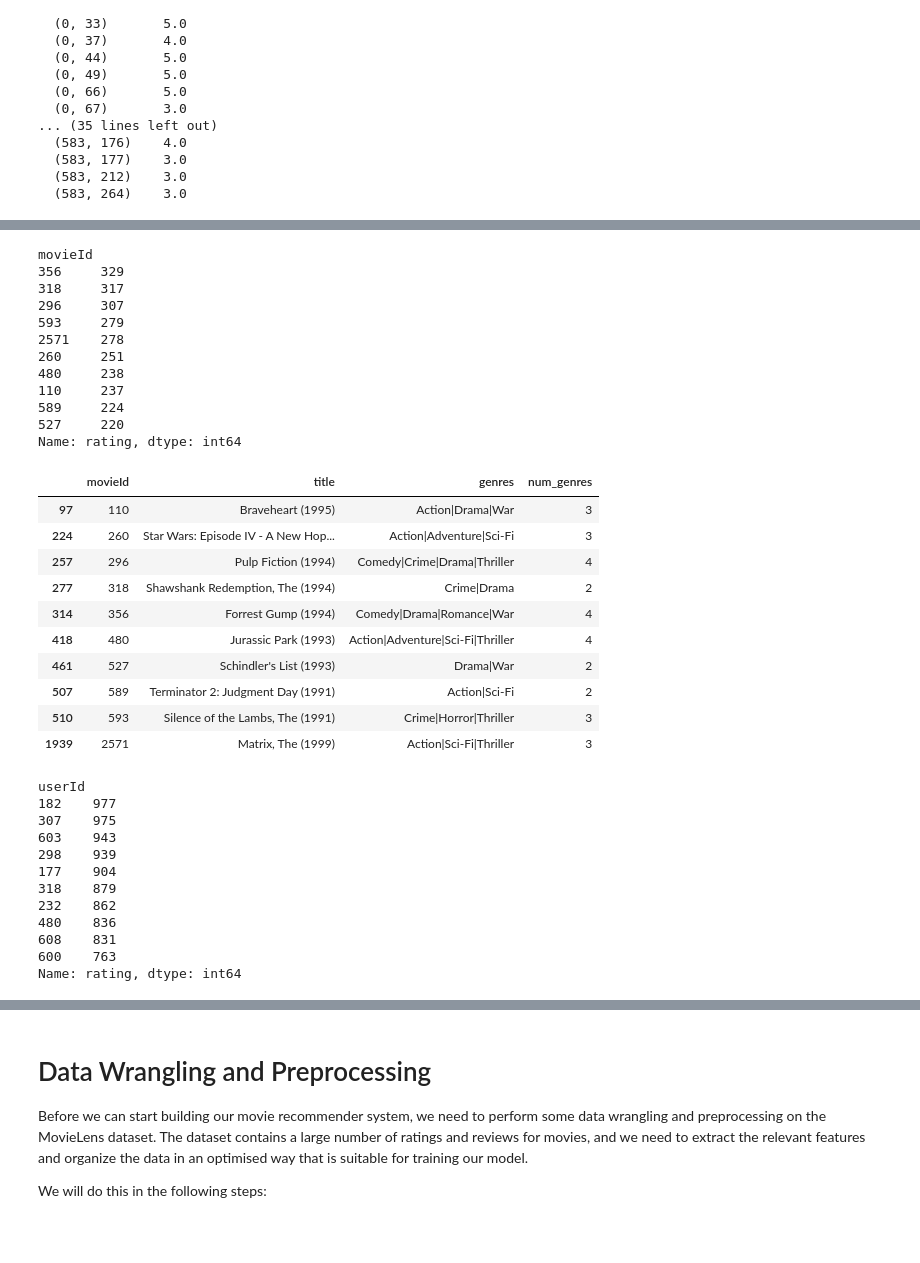
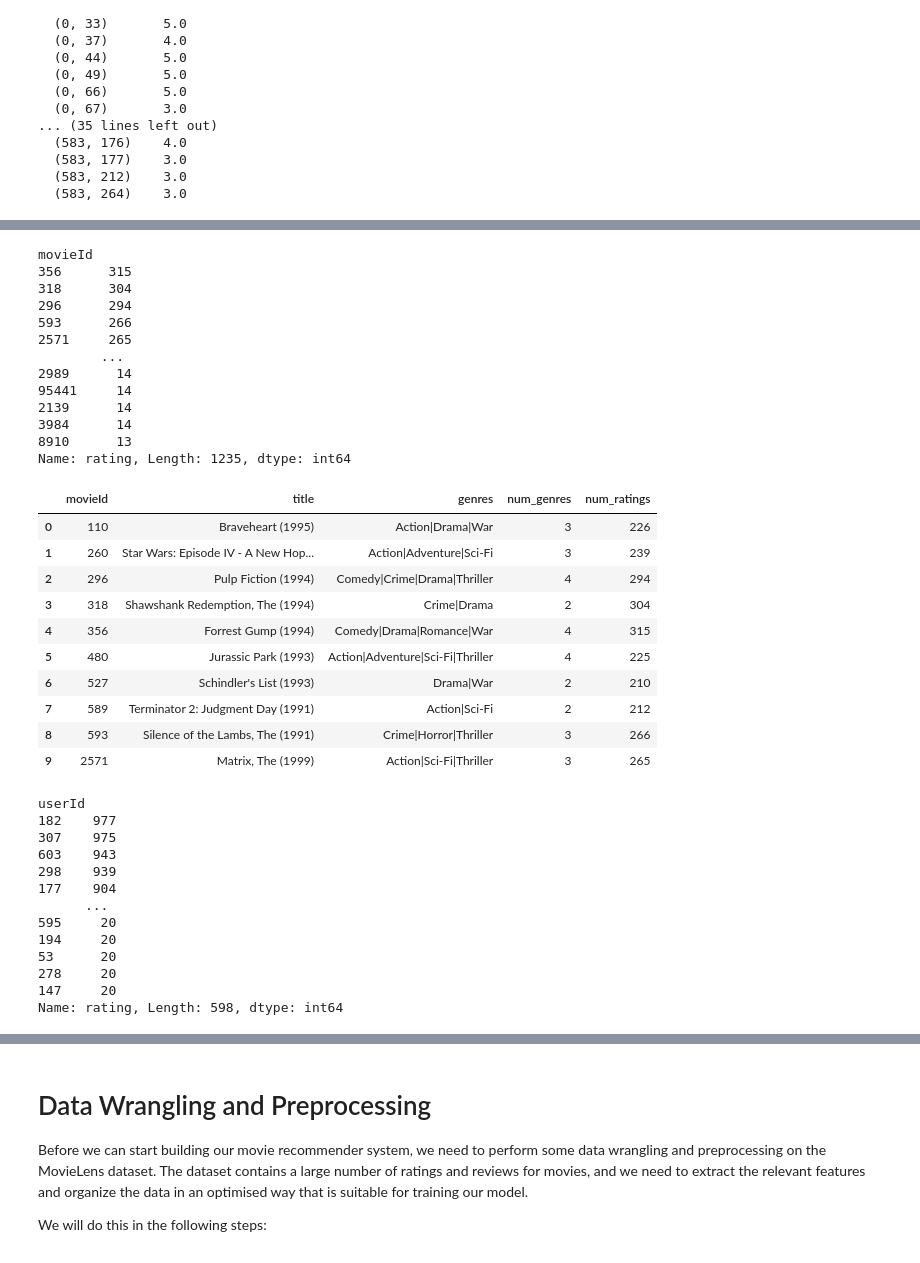
Before and after one commit to pressi-g/movie-recommender-system, a Jupyter notebook: app/notebooks/EDA.ipynb, the cells around one changed output, grey strips where cells are left out. Saved outputs shown, nothing was run; the diff lists cells and outputs as text; code cells hidden in the pictures.

```diff
--- a/app/notebooks/EDA.ipynb
+++ b/app/notebooks/EDA.ipynb
@@ -329,6 +329,8 @@ print(ratings_per_movie[0:10])
 9                         Drama|War           2
 # %% [markdown]
 ### Some light data cleaning
+# %%
+ratings_per_movie = ratings.groupby('movieId').count()['rating'].sort_values(ascending=False)
 # %%
 # clean the data
 # remove movies with less than 20 ratings
@@ -381,38 +421,43 @@ print(ratings_matrix_sparse)
 # %%
-# see which movieIds have the highest number of views
-ratings_per_movie.sort_values(ascending=False).head(10)
+# see which movieIds in ratings_new have the highest number of views
+ratings_per_movie = ratings_new.groupby('movieId').count()['rating']
+ratings_per_movie = ratings_per_movie.sort_values(ascending=False)
+ratings_per_movie
 # %% [output]
 movieId
-356     329
-318     317
-296     307
-593     279
-2571    278
-260     251
-480     238
-110     237
-589     224
-527     220
-Name: rating, dtype: int64
+356      315
+318      304
+296      294
+593      266
+2571     265
+        ...
+2989      14
+95441     14
+2139      14
+3984      14
+8910      13
+Name: rating, Length: 1235, dtype: int64
 # %%
 # The most popular movies
 top_movies = movies[movies['movieId'].isin(ratings_per_movie.sort_values(ascending=False).head(10).index)]
+# create a column with the number of ratings, num_ratings for each movie
+top_movies = top_movies.merge(ratings_per_movie, on='movieId', how='inner').rename(columns={'rating': 'num_ratings'})
 top_movies
 # %% [output]
-|  | movieId | title | genres | num_genres |
-| 97 | 110 | Braveheart (1995) | Action|Drama|War | 3 |
-| 224 | 260 | Star Wars: Episode IV - A New Hop... | Action|Adventure|Sci-Fi | 3 |
-| 257 | 296 | Pulp Fiction (1994) | Comedy|Crime|Drama|Thriller | 4 |
-| 277 | 318 | Shawshank Redemption, The (1994) | Crime|Drama | 2 |
-| 314 | 356 | Forrest Gump (1994) | Comedy|Drama|Romance|War | 4 |
-| 418 | 480 | Jurassic Park (1993) | Action|Adventure|Sci-Fi|Thriller | 4 |
-| 461 | 527 | Schindler's List (1993) | Drama|War | 2 |
-| 507 | 589 | Terminator 2: Judgment Day (1991) | Action|Sci-Fi | 2 |
-| 510 | 593 | Silence of the Lambs, The (1991) | Crime|Horror|Thriller | 3 |
-| 1939 | 2571 | Matrix, The (1999) | Action|Sci-Fi|Thriller | 3 |
+|  | movieId | title | genres | num_genres | num_ratings |
+| 0 | 110 | Braveheart (1995) | Action|Drama|War | 3 | 226 |
+| 1 | 260 | Star Wars: Episode IV - A New Hop... | Action|Adventure|Sci-Fi | 3 | 239 |
+| 2 | 296 | Pulp Fiction (1994) | Comedy|Crime|Drama|Thriller | 4 | 294 |
+| 3 | 318 | Shawshank Redemption, The (1994) | Crime|Drama | 2 | 304 |
+| 4 | 356 | Forrest Gump (1994) | Comedy|Drama|Romance|War | 4 | 315 |
+| 5 | 480 | Jurassic Park (1993) | Action|Adventure|Sci-Fi|Thriller | 4 | 225 |
+| 6 | 527 | Schindler's List (1993) | Drama|War | 2 | 210 |
+| 7 | 589 | Terminator 2: Judgment Day (1991) | Action|Sci-Fi | 2 | 212 |
+| 8 | 593 | Silence of the Lambs, The (1991) | Crime|Horror|Thriller | 3 | 266 |
+| 9 | 2571 | Matrix, The (1999) | Action|Sci-Fi|Thriller | 3 | 265 |
 # %%
 # see which user has the highest number of ratings
-ratings_per_user.sort_values(ascending=False).head(10)
+ratings_per_user.sort_values(ascending=False)
 # %% [output]
 userId
 182    977
@@ -420,9 +465,10 @@ userId
 603    943
 298    939
 177    904
-318    879
-232    862
-480    836
-608    831
-600    763
-Name: rating, dtype: int64
+      ...
+595     20
+194     20
+53      20
+278     20
+147     20
+Name: rating, Length: 598, dtype: int64
```
Also changed, not shown: parts of 53 cells of this notebook.
